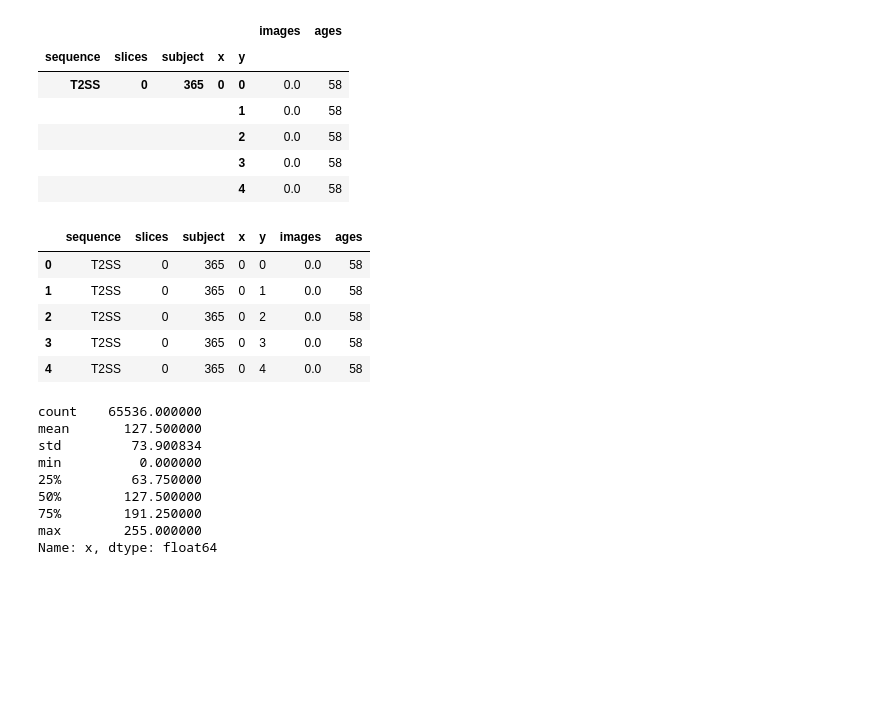
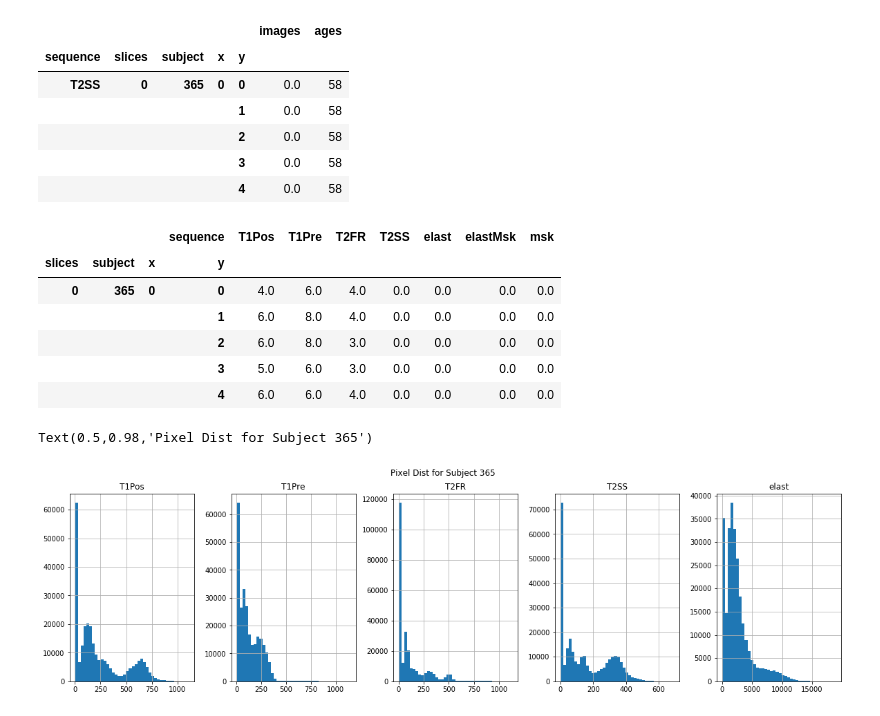
Before and after one commit to batmanlab/predictElasticity, a Jupyter notebook: notebooks/data_analysis.ipynb, the cells around one changed output. Drawn from its saved outputs; the diff is of its cells as text; code cells hidden in the pictures; blank space fills up the shorter version.

```diff
--- a/notebooks/data_analysis.ipynb
+++ b/notebooks/data_analysis.ipynb
@@ -39,29 +40,28 @@ df.head()
 |  |  |  |  | 2 | 0.0 | 58 |
 |  |  |  |  | 3 | 0.0 | 58 |
 |  |  |  |  | 4 | 0.0 | 58 |
+# %%
+df.drop(columns='ages', inplace=True)
+df.rename(columns={'images':'pixels'}, inplace=True)
+df = df.unstack(0)
+df.columns = df.columns.droplevel()
+# %%
+df.head()
+# %% [output]
+|  |  |  | sequence | T1Pos | T1Pre | T2FR | T2SS | elast | elastMsk | msk |
+| slices | subject | x | y |  |  |  |  |  |  |  |
+| 0 | 365 | 0 | 0 | 4.0 | 6.0 | 4.0 | 0.0 | 0.0 | 0.0 | 0.0 |
+|  |  |  | 1 | 6.0 | 8.0 | 4.0 | 0.0 | 0.0 | 0.0 | 0.0 |
+|  |  |  | 2 | 6.0 | 8.0 | 3.0 | 0.0 | 0.0 | 0.0 | 0.0 |
+|  |  |  | 3 | 5.0 | 6.0 | 3.0 | 0.0 | 0.0 | 0.0 | 0.0 |
+|  |  |  | 4 | 6.0 | 6.0 | 4.0 | 0.0 | 0.0 | 0.0 | 0.0 |
 # %%
 df.reset_index(inplace=True)
 # %%
-df.head()
+df.hist
-# %% [output]
-|  | sequence | slices | subject | x | y | images | ages |
-| 0 | T2SS | 0 | 365 | 0 | 0 | 0.0 | 58 |
-| 1 | T2SS | 0 | 365 | 0 | 1 | 0.0 | 58 |
-| 2 | T2SS | 0 | 365 | 0 | 2 | 0.0 | 58 |
-| 3 | T2SS | 0 | 365 | 0 | 3 | 0.0 | 58 |
-| 4 | T2SS | 0 | 365 | 0 | 4 | 0.0 | 58 |
-# %%
-df.query('slices==0 and sequence=="T2SS" and subject=="365"').x.describe()
-# %% [output]
-count    65536.000000
-mean       127.500000
-std         73.900834
-min          0.000000
-25%         63.750000
-50%        127.500000
-75%        191.250000
-max        255.000000
-Name: x, dtype: float64
-# %%
-df.drop(columns=['x','y'], inplace=True)
-df.rename(columns={'images':'pixels'}, inplace=True)
+# %%
+df.query('subject=="365"').hist(['T1Pos', 'T1Pre', 'T2FR', 'T2SS', 'elast'], figsize=(20,5), layout=(1,5), bins=40, sharey=True)
+plt.suptitle('Pixel Dist for Subject 365')
+# %% [output]
+Text(0.5,0.98,'Pixel Dist for Subject 365')
+[figure, added]
```
Also changed, not shown: parts of 12 cells of this notebook, 1 other file.
